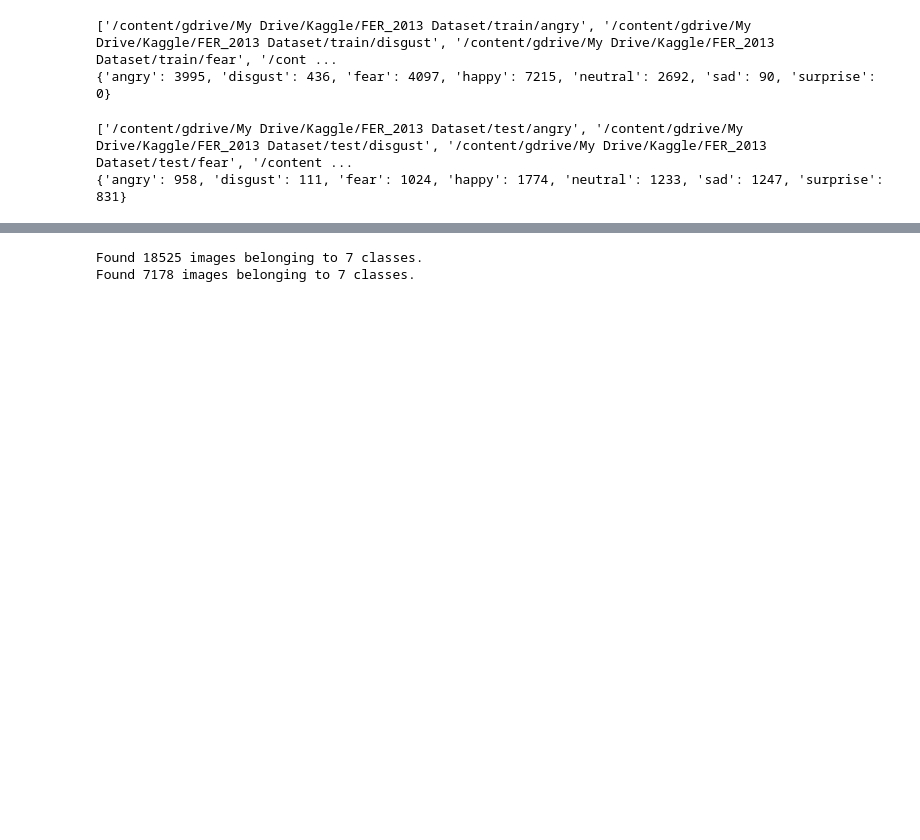
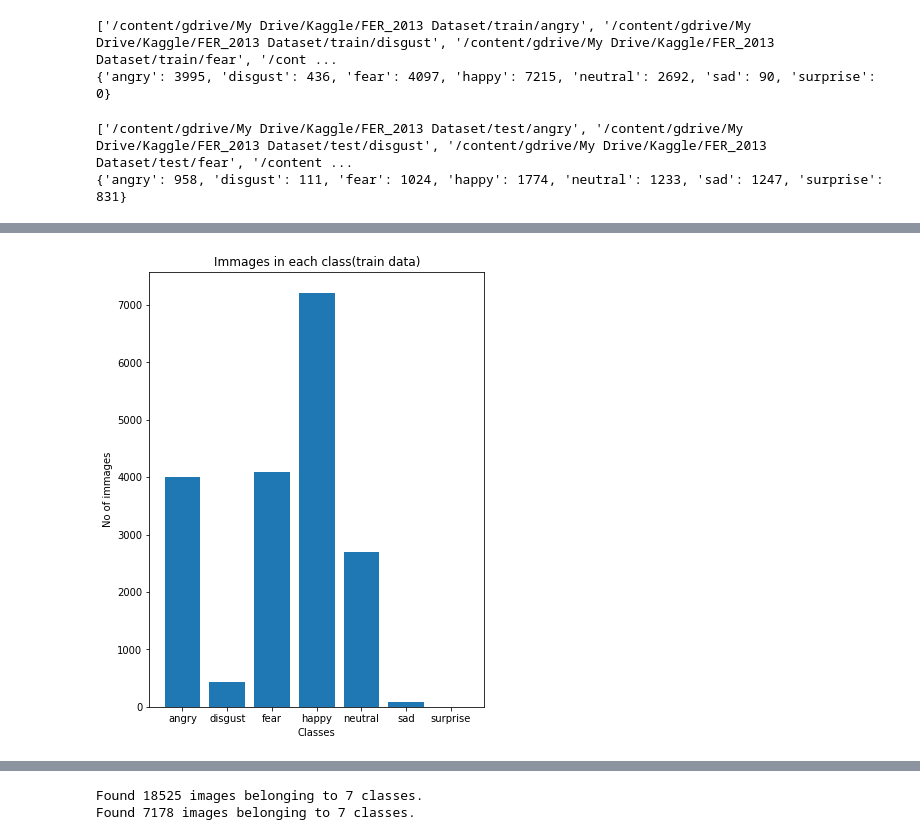
Before and after one commit to FaizanHameed1/Facial-Expression-Recognition, a Jupyter notebook: Untitled3.ipynb, the cells around one changed output, grey strips where cells are left out. Cells and saved outputs as stored; diff of their text form; code cells hidden in the pictures; blank space fills up the shorter version.

```diff
--- a/Untitled3.ipynb
+++ b/Untitled3.ipynb
@@ -99,13 +100,25 @@ surprise
 ['/content/gdrive/My Drive/Kaggle/FER_2013 Dataset/test/angry', '/content/gdrive/My Drive/Kaggle/FER_2013 Dataset/test/disgust', '/content/gdrive/My Drive/Kaggle/FER_2013 Dataset/test/fear', '/content ...
 {'angry': 958, 'disgust': 111, 'fear': 1024, 'happy': 1774, 'neutral': 1233, 'sad': 1247, 'surprise': 831}
 # %%
-#we can made a function for upper two cells code
-folder_directory=[] #Making the directory of every folder
-class_dict={} #Dict to save the number of immages in each class
+#we can made a function for upper two cells code plus some extra features
+
 def immages_in_class(path_dir):
+  immage_directory=[]#Making the directory of every folder in test set(We may or may not require in future)
+  class_dict={}#Dict to save the number of immages in each class in test set
+  immages_class_dict={}#dictionary of immages files in different classis
+  #folder_directory=[]
+  count=0
   for folder in os.listdir(path_dir):
     fold_direct=path_dir + folder
-    folder_directory.append(fold_direct)
+    #folder_directory.append(fold_direct)
     class_dict[folder]=len(os.listdir(fold_direct))
-  return class_dict,folder_directory
+    immages=[]
+    for immage in os.listdir(fold_direct):
+      count+=1
+      image_direct=fold_direct+"/"+immage
+      immage_directory.append(image_direct)
+      immages.append(immage)
+    immages_class_dict[folder]=immages
+
+  return class_dict,immages_class_dict,immage_directory,count
 # %%
@@ -128,0 +224,10 @@ test folder directions: ['/content/gdrive/My Drive/Kaggle/FER_2013 Dataset/train
+# %%
+#Immages in every class(training data)
+plt.figure(figsize=(6,8))
+plt.bar(train_classes.keys(),train_classes.values())
+plt.xlabel("Classes")
+plt.ylabel('No of immages')
+plt.title("Immages in each class(train data)")
+plt.show()
+# %% [output]
+[figure, added]
```
Also changed, not shown: parts of 21 cells of this notebook.
